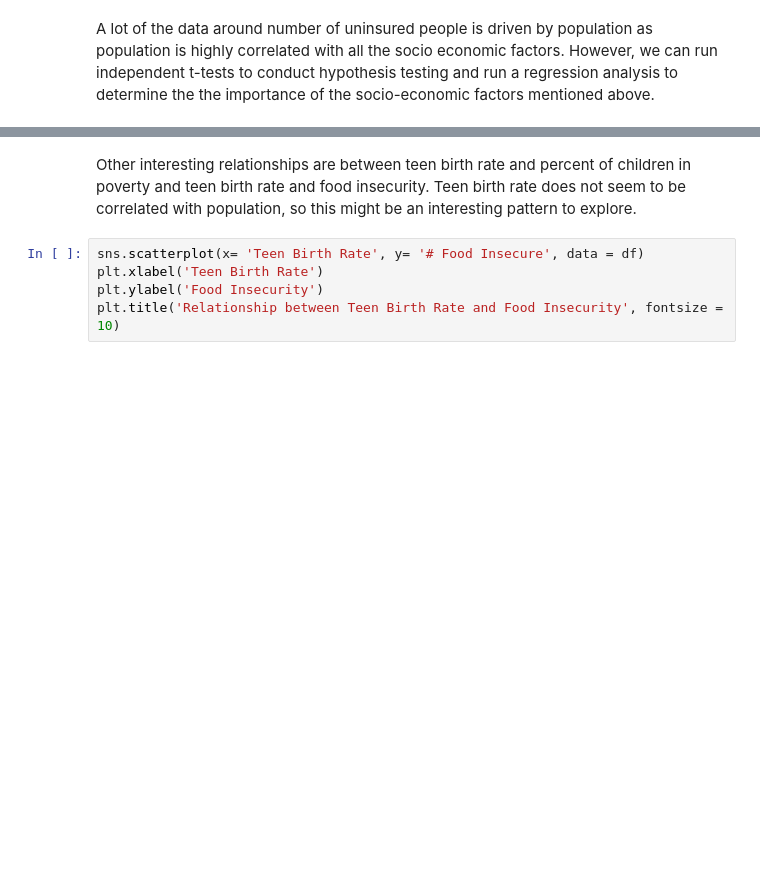
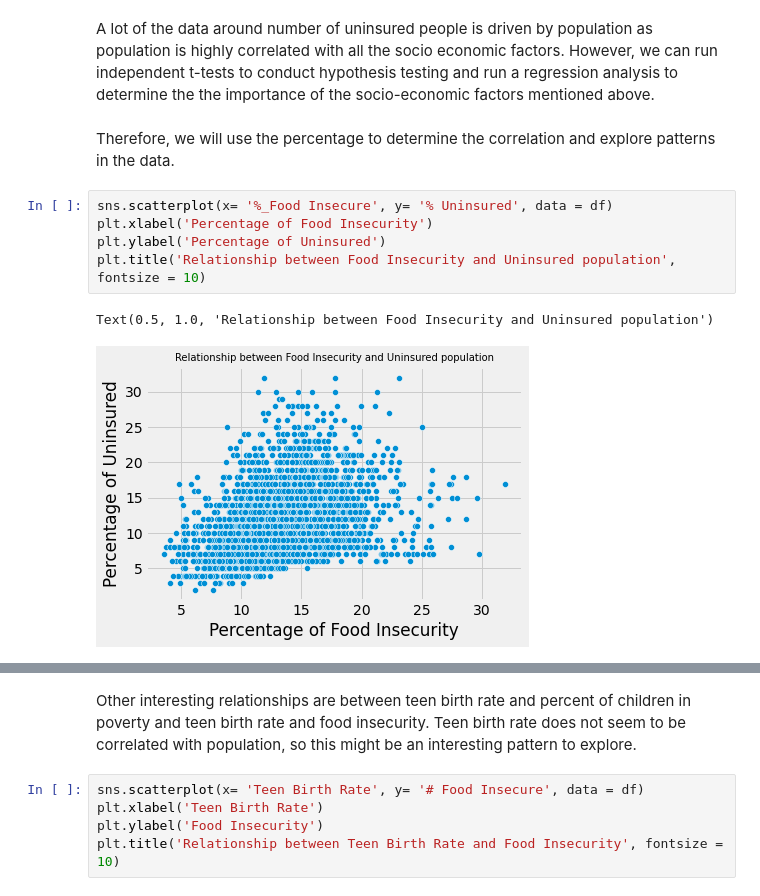
Before and after one commit to shikshyadhikari9/County_Health_Data, a Jupyter notebook: Working with County Data in MySQL.ipynb, the cells around one changed output, grey strips where cells are left out. Drawn from its saved outputs; the diff is of its cells as text; blank space fills up the shorter version.

Commit message:
exploring patterns further

```diff
--- a/Working with County Data in MySQL.ipynb
+++ b/Working with County Data in MySQL.ipynb
@@ -436,3 +456,13 @@ df.head()
 # %% [markdown]
 A lot of the data around number of uninsured people is driven by population as population is highly correlated with
 all the socio economic factors. However, we can run independent t-tests to conduct hypothesis testing and run a regression analysis to determine the the importance of the socio-economic factors mentioned above.
+# %% [markdown]
+Therefore, we will use the percentage to determine the correlation and explore patterns in the data.
+# %%
+sns.scatterplot(x= '%_Food Insecure', y= '% Uninsured', data = df)
+plt.xlabel('Percentage of Food Insecurity')
+plt.ylabel('Percentage of Uninsured')
+plt.title('Relationship between Food Insecurity and Uninsured population', fontsize = 10)
+# %% [output]
+Text(0.5, 1.0, 'Relationship between Food Insecurity and Uninsured population')
+[figure, added]
```
Also changed, not shown: parts of 9 cells of this notebook.
